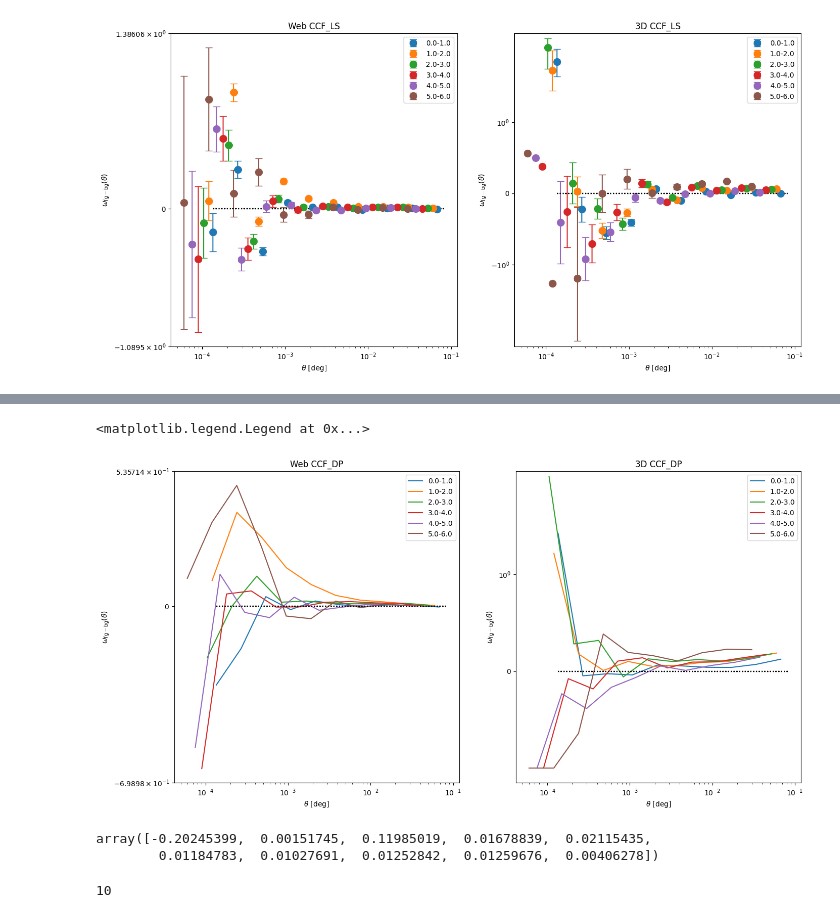
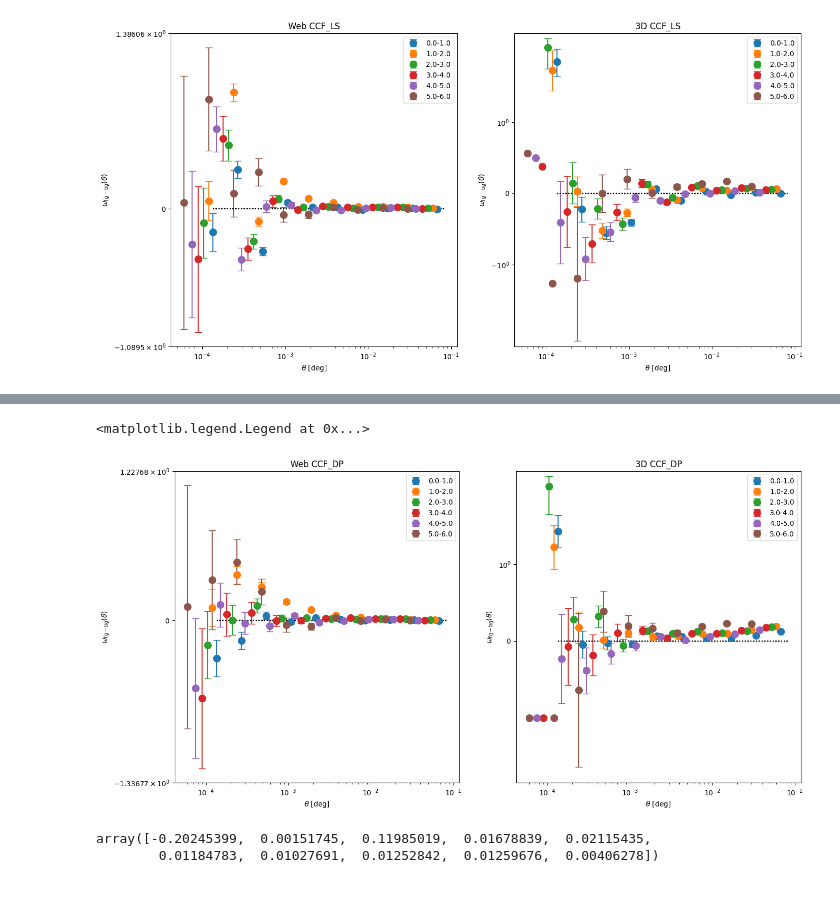
Before and after one commit to AndreasSvaerke/Mastercode_new, a Jupyter notebook: Yet_Another_Wizz.ipynb, the cells around one changed output, grey strips where cells are left out. Drawn from its saved outputs; the diff is of its cells as text; code cells hidden in the pictures.

```diff
--- a/Yet_Another_Wizz.ipynb
+++ b/Yet_Another_Wizz.ipynb
@@ -271,8 +56,8 @@ reference_bins = {}
 for key in ref_galaxy_bins:
     reference_bins[key] = {'SkyCoord': SkyCoord(ref_galaxy_bins[key]['ra'], ref_galaxy_bins[key]['dec'], unit=(u.deg, u.deg), frame='icrs')}
 
-small_ref = {}
-small_ref['SkyCoord'] = SkyCoord(df_Web_unkn['ra'], df_Web_unkn['dec'], unit=(u.deg, u.deg), frame='icrs')
+cosmos_web = {}
+cosmos_web['SkyCoord'] = SkyCoord(df_Web_unkn['ra'], df_Web_unkn['dec'], unit=(u.deg, u.deg), frame='icrs')
 
 cosmos_3D = {}
 cosmos_3D['SkyCoord'] = SkyCoord(df_Cos_3D['RA'], df_Cos_3D['Dec'], unit=(u.deg, u.deg), frame='icrs')
@@ -311,15 +113,12 @@ len(reference_bins['0.0-1.0']['SkyCoord'])
 # %%
-bins=10
-min_bin=10**-4*u.deg #1*u.arcmin
-max_bin=10**-1*u.deg
-bin_type='log-bin'
+
 
 Omega_Web={'ACF_LS': [], 'CCF_LS': {}, 'CCF_DP': {}}
 Error_Web={'ACF_LS': [], 'CCF_LS': {}, 'CCF_DP': {}}
 theta_Web={'ACF_LS': [], 'CCF_LS': {}, 'CCF_DP': {}}
 
 Omega_Web['ACF_LS'], Error_Web['ACF_LS'], theta_Web['ACF_LS']= \
-        hsc.Landy_Szalay_estimator(small_ref['SkyCoord'],random['SkyCoord'],    #cosmos_Web['SkyCoord']
+        hsc.Landy_Szalay_estimator(cosmos_web['SkyCoord'],random['SkyCoord'],    #cosmos_Web['SkyCoord']
                                    min_bin=min_bin, max_bin=max_bin,
                                    bins=bins, type=bin_type)
 
@@ -335,8 +134,15 @@ Omega_3D['ACF_LS'], Error_3D['ACF_LS'], theta_3D['ACF_LS']= \
                                    min_bin=min_bin, max_bin=max_bin,
                                    bins=bins, type=bin_type)
 
+Omega_ref={'ACF_LS': {}}
+Error_ref={'ACF_LS': {}}
+theta_ref={'ACF_LS': {}}
 
-
+for z in z_bins:
+        Omega_ref['ACF_LS'][z], Error_ref['ACF_LS'][z], theta_ref['ACF_LS'][z]= \
+                hsc.Landy_Szalay_estimator(ref_bins_small[z]['SkyCoord'],random['SkyCoord'],    #cosmos_3D['SkyCoord']
+                                        min_bin=min_bin, max_bin=max_bin,
+                                        bins=bins, type=bin_type)
 
 # Omega['CCF'], Error['CCF'], theta['CCF']= \
 #         hsc.Landy_Szalay_estimator_cross(
@@ -376,9 +198,9 @@ Text(0.5, 0, ' θ [deg]')
 # %%
-z_bins= ['0.0-1.0', '1.0-2.0' , '2.0-3.0', '3.0-4.0', '4.0-5.0', '5.0-6.0']
+
 for z in z_bins:
     Omega_Web['CCF_LS'][z], Error_Web['CCF_LS'][z], theta_Web['CCF_LS'][z] = \
         hsc.Landy_Szalay_estimator_cross(
-                                small_ref['SkyCoord'], reference_bins[z]['SkyCoord'],    #small_ref['SkyCoord']cosmos_Web['SkyCoord']
+                                cosmos_web['SkyCoord'], reference_bins[z]['SkyCoord'],    #small_ref['SkyCoord']cosmos_Web['SkyCoord']
                                 random['SkyCoord'], random['SkyCoord'],
                                 min_bin=min_bin, max_bin=max_bin,
                                 bins=bins, type=bin_type)
@@ -466,15 +257,15 @@ plt.legend()
 # %%
 z_bins= ['0.0-1.0', '1.0-2.0' , '2.0-3.0', '3.0-4.0', '4.0-5.0', '5.0-6.0']
 for z in z_bins:
-    Omega_Web['CCF_DP'][z], theta_Web['CCF_DP'][z] = \
+    Omega_Web['CCF_DP'][z], Error_Web['CCF_DP'][z], theta_Web['CCF_DP'][z] = \
         hsc.Davis_Peebles_estimator_cross(                                                  #, Error_Web['CCF_DP'][z]
-                                small_ref['SkyCoord'], reference_bins[z]['SkyCoord'],    #small_ref['SkyCoord']cosmos_Web['SkyCoord']
+                                cosmos_web['SkyCoord'], reference_bins[z]['SkyCoord'],    #small_ref['SkyCoord']cosmos_Web['SkyCoord']
                                 random['SkyCoord'],
                                 min_bin=min_bin, max_bin=max_bin,
                                 bins=bins, type=bin_type)
 
 for z in z_bins:
-    Omega_3D['CCF_DP'][z], theta_3D['CCF_DP'][z] = \
+    Omega_3D['CCF_DP'][z], Error_3D['CCF_DP'][z], theta_3D['CCF_DP'][z] = \
         hsc.Davis_Peebles_estimator_cross(                                                  #, Error_3D['CCF_DP'][z]
                                 cosmos_3D['SkyCoord'], reference_bins[z]['SkyCoord'],    #small_ref['SkyCoord']cosmos_3D['SkyCoord']
                                 random['SkyCoord'],
@@ -502,37 +278,39 @@ Computing data2 – random1 pair counts ...
 plt.figure(figsize=(16,8))
 plt.subplot(1,2,1)
 plt.title('Web CCF_DP')
 sep = [0.9, 0.8, 0.7, 0.6, 0.5, 0.4]
 for i in range(len(z_bins)):
     z=z_bins[i]
-    plt.plot(theta_Web['CCF_DP'][z].to('deg').value*sep[i], Omega_Web['CCF_DP'][z],label=z)
+    plt.errorbar(theta_Web['CCF_DP'][z].to('deg').value*sep[i], Omega_Web['CCF_DP'][z],
+            yerr=Error_Web['CCF_DP'][z], fmt='o', ms=10,capsize=5, label=z)
+
     plt.hlines(0.0, 0.9*theta_Web['CCF_DP'][z].min().to('deg').value,
                 1.1*theta_Web['CCF_DP'][z].max().to('deg').value,
                 linestyle='dotted',color='black')
 plt.xscale('log')
 plt.yscale('symlog')
 plt.xlabel('$\\theta$ [deg]')
 plt.ylabel('$\\omega_{\\rm fg-bg}(\\theta)$')
 plt.legend()
 
 plt.subplot(1,2,2)
 plt.title('3D CCF_DP')
 for i in range(len(z_bins)):
     z=z_bins[i]
-    plt.plot(theta_3D['CCF_DP'][z].to('deg').value*sep[i], Omega_3D['CCF_DP'][z], label=z)
-
+    plt.errorbar(theta_3D['CCF_DP'][z].to('deg').value*sep[i], Omega_3D['CCF_DP'][z],
+            yerr=Error_3D['CCF_DP'][z], fmt='o', ms=10,capsize=5, label=z)
 
     plt.hlines(0.0, 0.9*theta_3D['CCF_DP'][z].min().to('deg').value,
                 1.1*theta_3D['CCF_DP'][z].max().to('deg').value,
                 linestyle='dotted',color='black')
 plt.xscale('log')
 plt.yscale('symlog')
 plt.xlabel('$\\theta$ [deg]')
 plt.ylabel('$\\omega_{\\rm fg-bg}(\\theta)$')
 plt.legend()
 # %% [output]
 <matplotlib.legend.Legend at 0x...>
-[figure, old version]
+[figure, new version]
 # %%
 Omega_Web['CCF_DP']['2.0-3.0']
 # %% [output]
@@ -540,7 +318,3 @@ array([-0.20245399,  0.00151745,  0.11985019,  0.01678839,  0.02115435,
         0.01184783,  0.01027691,  0.01252842,  0.01259676,  0.00406278])
 # %%
 angles = theta_Web['CCF_DP']['0.0-1.0'].to('deg').value
-# %%
-len(theta_Web['CCF_DP']['0.0-1.0'].to('deg').value)
-# %% [output]
-10
```
Also changed, not shown: parts of 36 cells of this notebook, 1 other file.
